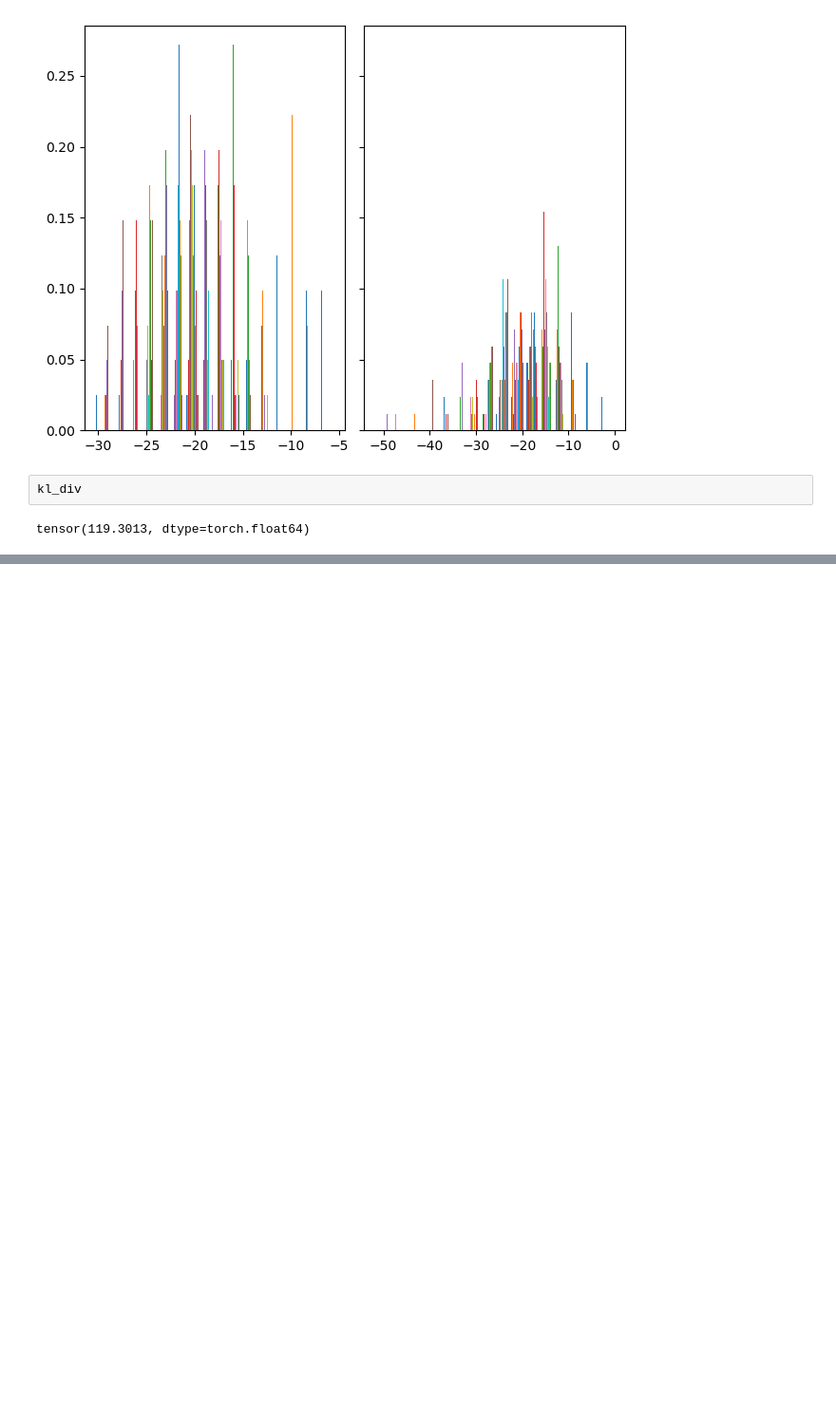
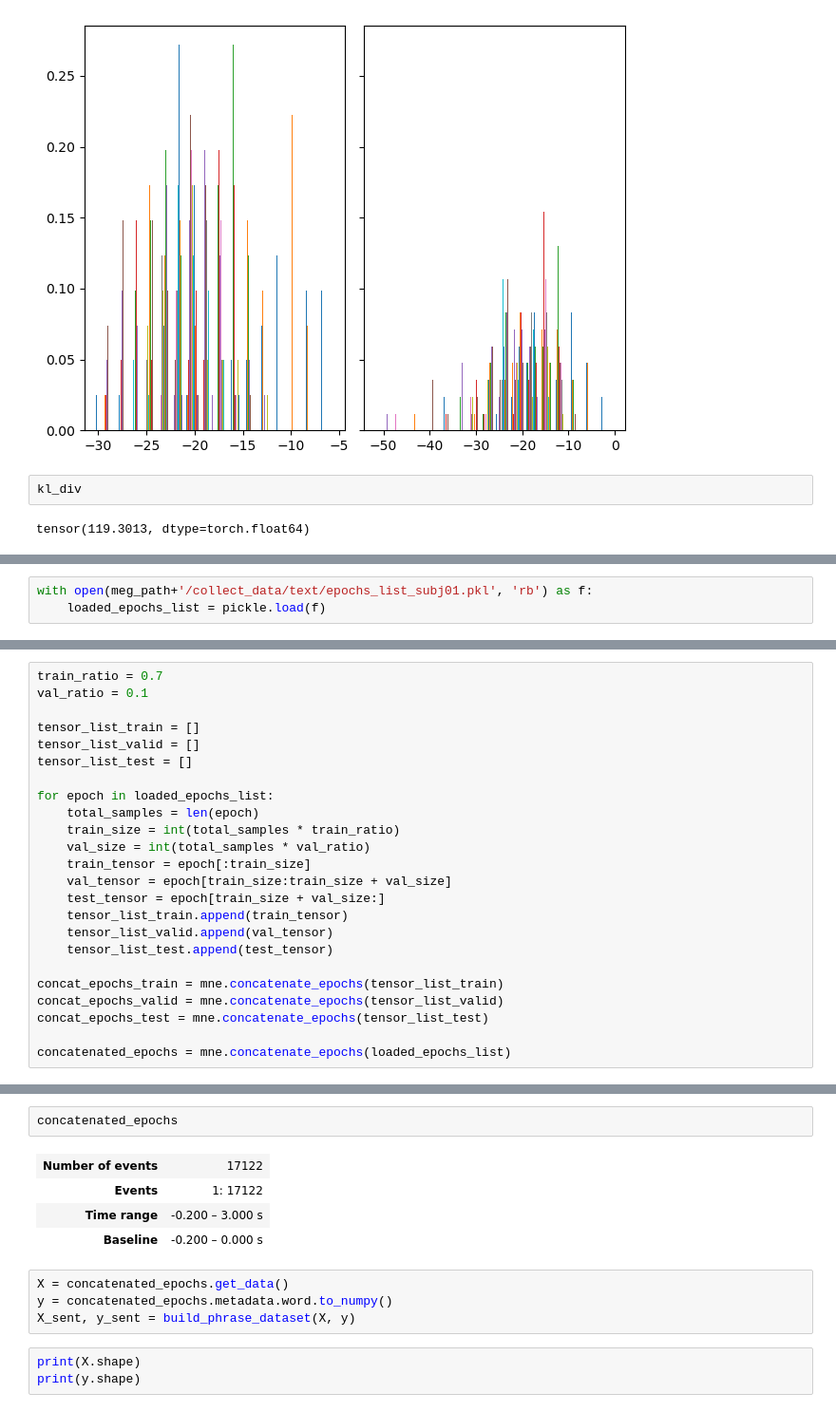
Before and after one commit to neoayanami/meg-encoding, a Jupyter notebook: code/run_pretr_models.ipynb, the cells around one changed output, grey strips where cells are left out. Shown at 95% size. Cells and saved outputs as stored; diff of their text form; blank space fills up the shorter version.

Commit message:
build phrases

```diff
--- a/code/run_pretr_models.ipynb
+++ b/code/run_pretr_models.ipynb
@@ -295,0 +510,3 @@ tensor(119.3013, dtype=torch.float64)
+# %%
+with open(meg_path+'/collect_data/text/epochs_list_subj01.pkl', 'rb') as f:
+    loaded_epochs_list = pickle.load(f)
@@ -295,0 +518,24 @@ tensor(119.3013, dtype=torch.float64)
+# %%
+train_ratio = 0.7
+val_ratio = 0.1
+
+tensor_list_train = []
+tensor_list_valid = []
+tensor_list_test = []
+
+for epoch in loaded_epochs_list:
+    total_samples = len(epoch)
+    train_size = int(total_samples * train_ratio)
+    val_size = int(total_samples * val_ratio)
+    train_tensor = epoch[:train_size]
+    val_tensor = epoch[train_size:train_size + val_size]
+    test_tensor = epoch[train_size + val_size:]
+    tensor_list_train.append(train_tensor)
+    tensor_list_valid.append(val_tensor)
+    tensor_list_test.append(test_tensor)
+
+concat_epochs_train = mne.concatenate_epochs(tensor_list_train)
+concat_epochs_valid = mne.concatenate_epochs(tensor_list_valid)
+concat_epochs_test = mne.concatenate_epochs(tensor_list_test)
+
+concatenated_epochs = mne.concatenate_epochs(loaded_epochs_list)
@@ -295,0 +555,14 @@ tensor(119.3013, dtype=torch.float64)
+# %%
+concatenated_epochs
+# %% [output]
+| Number of events | 17122 |
+| Events | 1: 17122 |
+| Time range | -0.200 – 3.000 s |
+| Baseline | -0.200 – 0.000 s |
+# %%
+X = concatenated_epochs.get_data()
+y = concatenated_epochs.metadata.word.to_numpy()
+X_sent, y_sent = build_phrase_dataset(X, y)
+# %%
+print(X.shape)
+print(y.shape)
```
Also changed, not shown: parts of 6 cells of this notebook, 2 other files.
